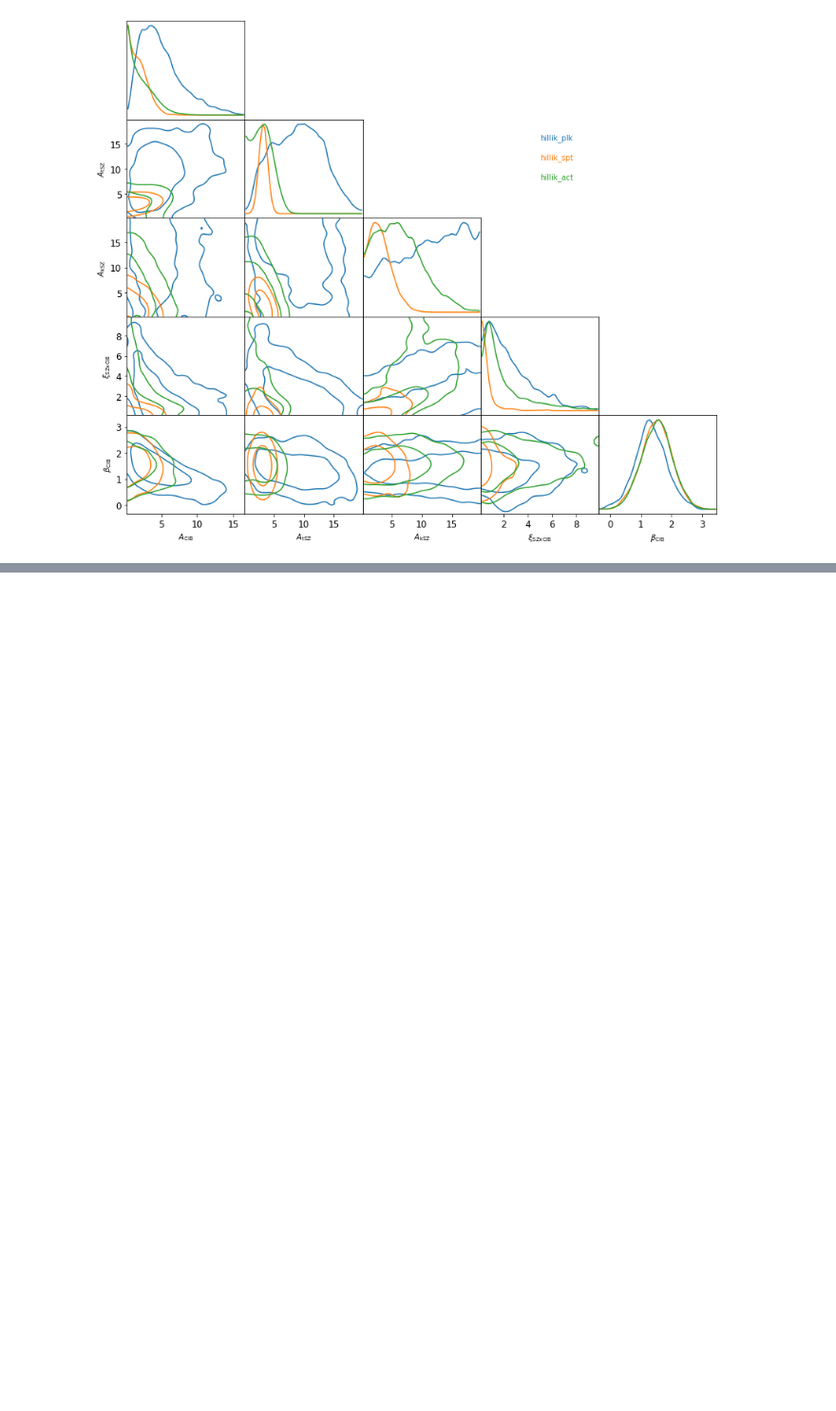
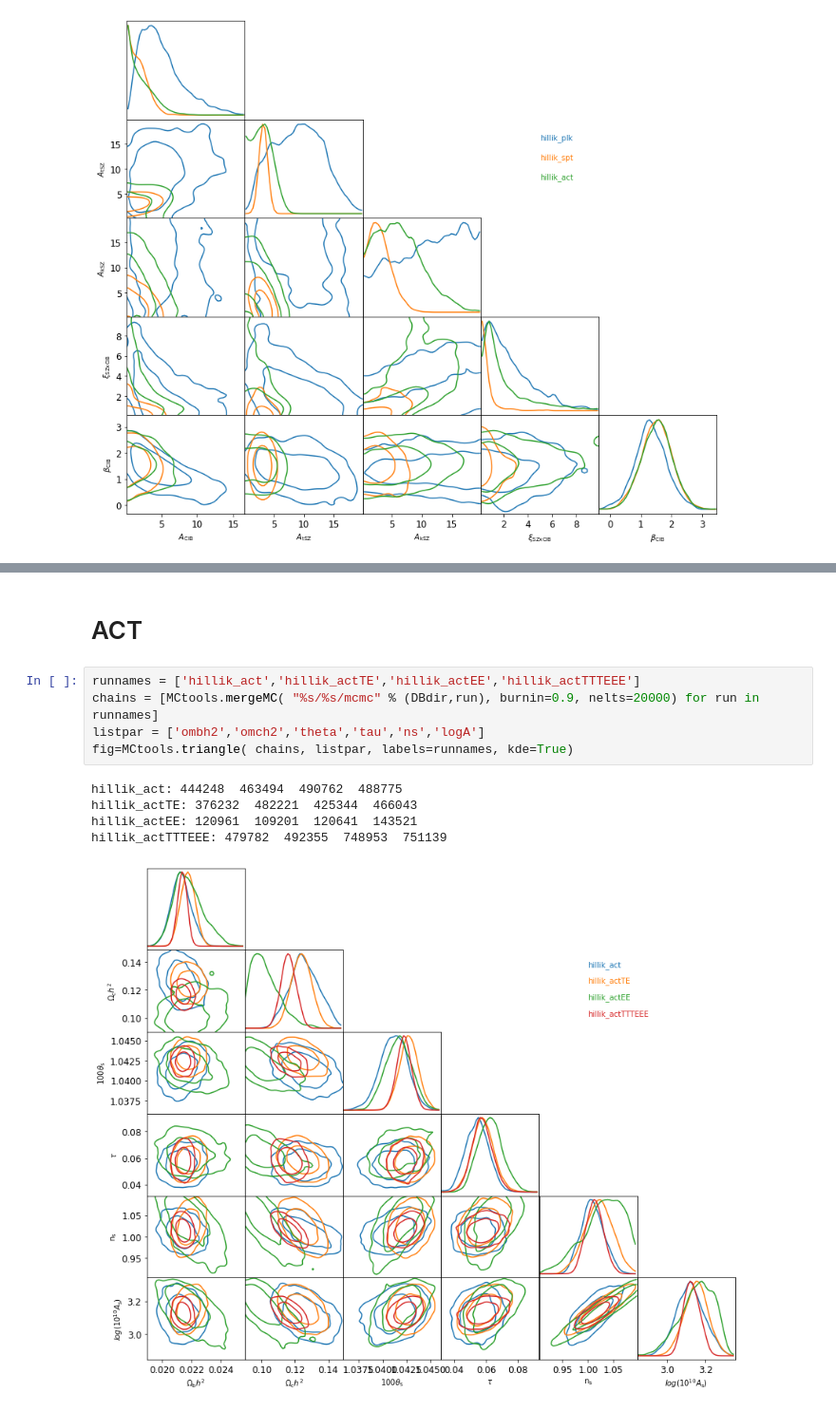
Before and after one commit to mtristram/hillik, a Jupyter notebook: scripts/hillik_chains.ipynb, the cells around one changed output, grey strips where cells are left out. Shown at 95% size. Drawn from its saved outputs; the diff is of its cells as text; blank space fills up the shorter version.

```diff
--- a/scripts/hillik_chains.ipynb
+++ b/scripts/hillik_chains.ipynb
@@ -357,0 +121,13 @@ plt.loglog()
+# %% [markdown]
+# ACT
+# %%
+runnames = ['hillik_act','hillik_actTE','hillik_actEE','hillik_actTTTEEE']
+chains = [MCtools.mergeMC( "%s/%s/mcmc" % (DBdir,run), burnin=0.9, nelts=20000) for run in runnames]
+listpar = ['ombh2','omch2','theta','tau','ns','logA']
+fig=MCtools.triangle( chains, listpar, labels=runnames, kde=True)
+# %% [output]
+hillik_act: 444248  463494  490762  488775
+hillik_actTE: 376232  482221  425344  466043
+hillik_actEE: 120961  109201  120641  143521
+hillik_actTTTEEE: 479782  492355  748953  751139
+[figure, added]
```
Also changed, not shown: parts of 51 cells of this notebook, 1 other file.
